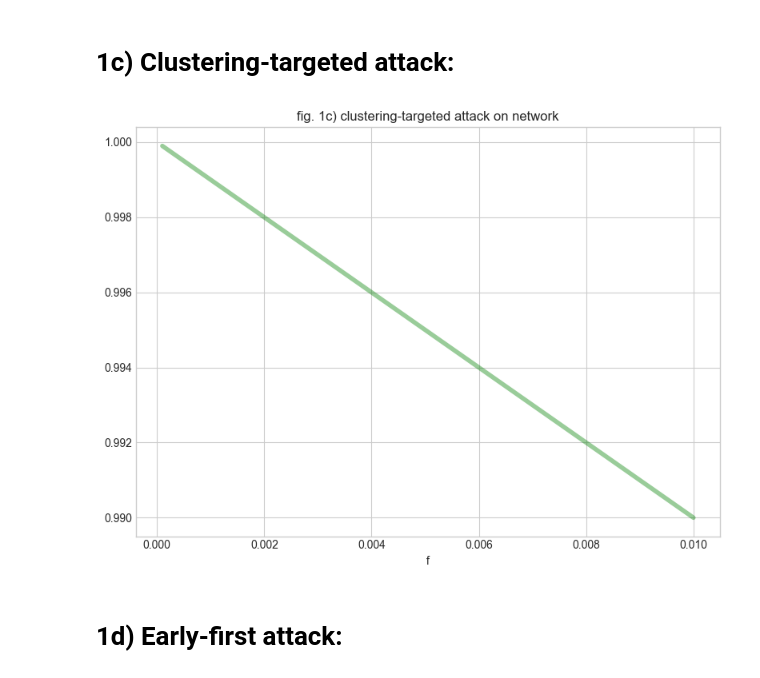
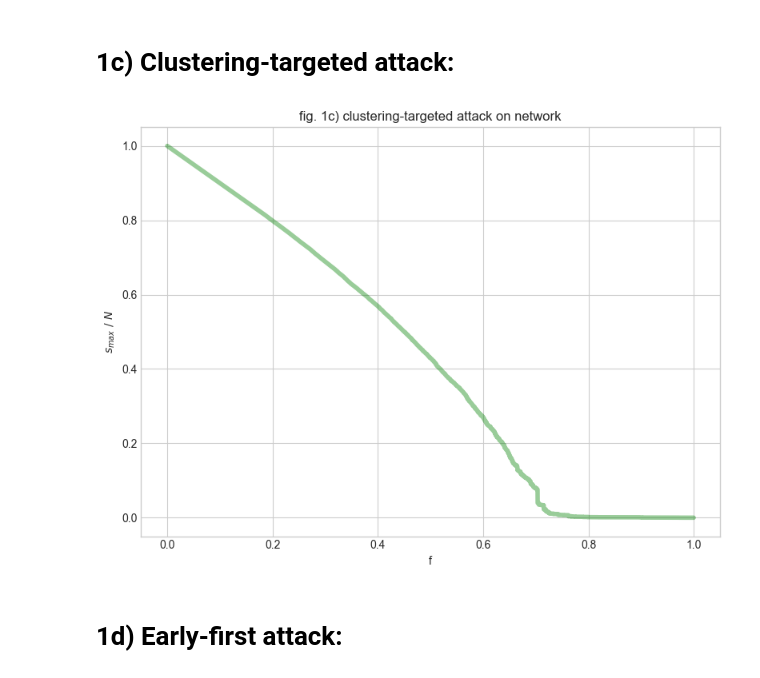
Before and after one commit to mattia0345/Research, a Jupyter notebook: PCS810 Code/assignments/Assignment3.ipynb, the cells around one changed output. Saved outputs shown, nothing was run; the diff lists cells and outputs as text; code cells hidden in the pictures.

```diff
--- a/PCS810 Code/assignments/Assignment3.ipynb
+++ b/PCS810 Code/assignments/Assignment3.ipynb
@@ -10,3 +6,7 @@ m = 20
+# %%
+N = 1e4
+m = 5 + 1
+ba_network = nx.barabasi_albert_graph(N, m, seed=42543)
 # %% [markdown]
 # 1a) Random attack:
 # %%
@@ -66,32 +63,32 @@ plt.show()
 # %% [markdown]
 # 1c) Clustering-targeted attack:
 # %%
-ba_network = nx.barabasi_albert_graph(N, m, seed=np.random)
+G = ba_network.copy()
 
-attack_size = 100
-s_max_list = []
-f_list = [(i + 1) / N for i in range(int(attack_size))]
-for i in range(int(attack_size)):
-    clustering_coefficients = nx.clustering(ba_network)
+attack_size = int(N) - 1
+# attack_size = 100
+
+s_max_list_3 = []
+f_list = [(i + 1) / N for i in range(attack_size)]
+for i in range(attack_size):
+    clustering_coefficients = nx.clustering(G)
     node_to_remove = max(clustering_coefficients, key=clustering_coefficients.get)
 
-    ba_network.remove_node(node_to_remove)
-    C = nx.connected_components(ba_network)
-    largest_C = max(C, key=len)
-    s_max_list.append(len(largest_C))
-    # f_list.append((i + 1) / N)
+    G.remove_node(node_to_remove)
+    largest_C = max(nx.connected_components(G), key=len)
+    s_max_list_3.append(len(largest_C))
 
 plt.figure(figsize = (8, 6))
 plt.style.use('seaborn-v0_8-whitegrid')
-normalized_s_max_list = np.array(s_max_list) / N
-plt.plot(f_list, normalized_s_max_list, color = 'g', lw = 4, alpha = 0.4)
+normalized_s_max_list_3 = np.array(s_max_list_3) / N
+plt.plot(f_list, normalized_s_max_list_3, color = 'g', lw = 4, alpha = 0.4)
 plt.title("fig. 1c) clustering-targeted attack on network")
-# plt.ylabel("$\frac{s_max}{N}$")
+plt.ylabel("$ s_{max} ~/~ N $")
 plt.xlabel(f"f")
 plt.minorticks_on()
 plt.tight_layout()
 plt.show()
 # %% [output]
-[figure, old version]
+[figure, new version]
 # %% [markdown]
 # 1d) Early-first attack:
```
Also changed, not shown: parts of 22 cells of this notebook, 35 other files.
